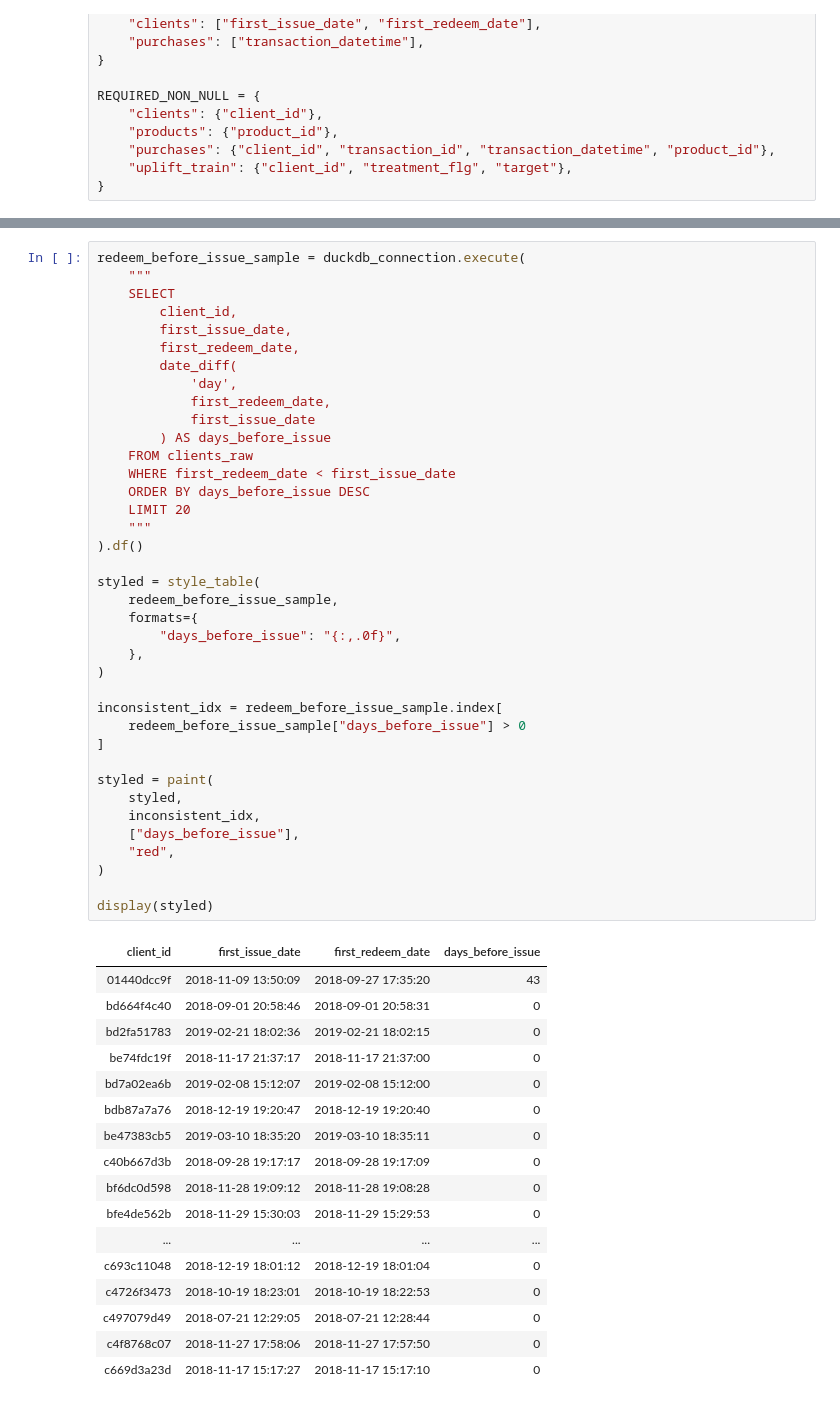
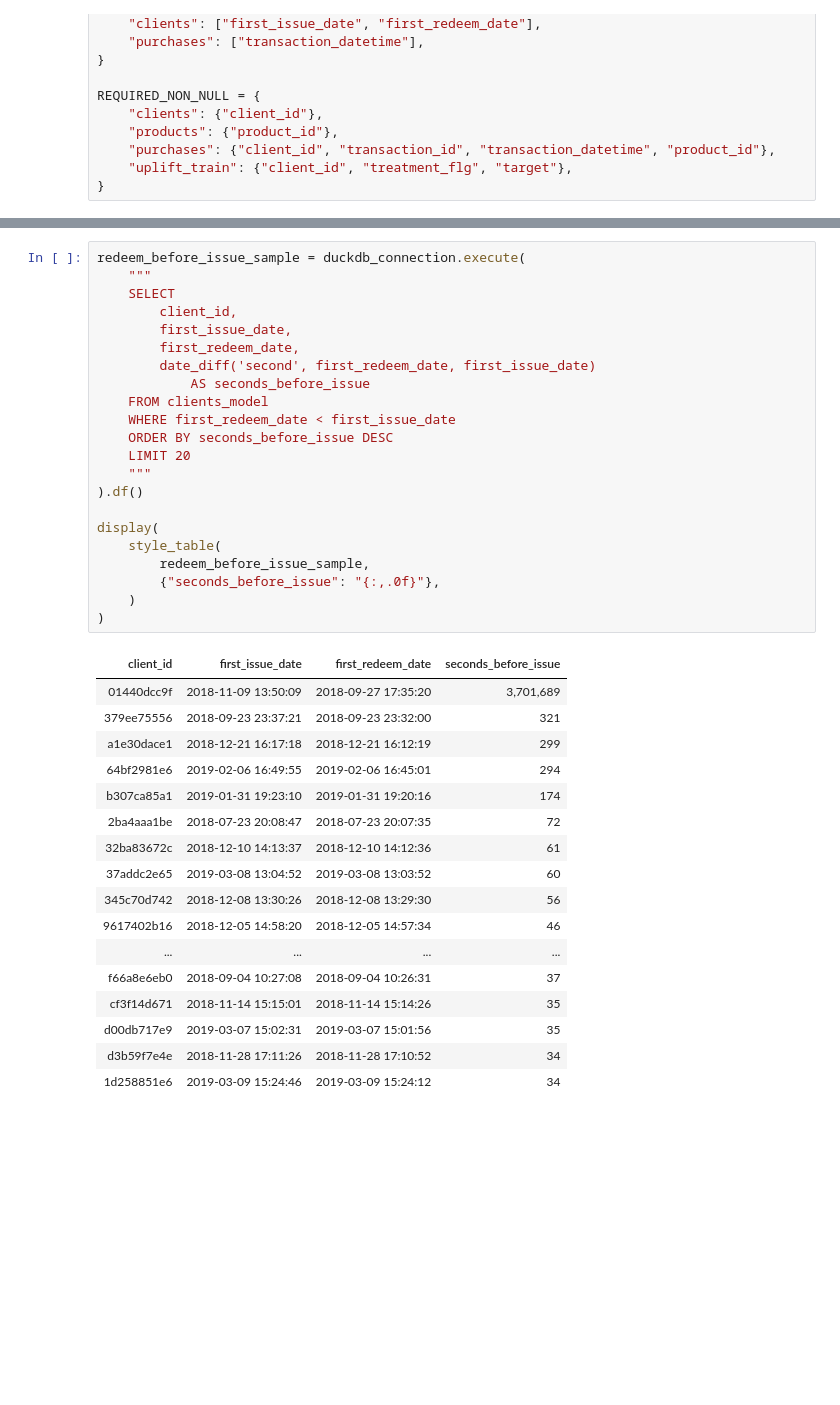
Before and after one commit to nguyen-lam-phuong-thao/uplift-customer-selection, a Jupyter notebook: notebooks/phase2_retailhero/01_retailhero_data_understanding_and_cleaning.ipynb, the cells around one changed output, grey strips where cells are left out. Drawn from its saved outputs; the diff is of its cells as text; blank space fills up the shorter version.

```diff
--- a/notebooks/phase2_retailhero/01_retailhero_data_understanding_and_cleaning.ipynb
+++ b/notebooks/phase2_retailhero/01_retailhero_data_understanding_and_cleaning.ipynb
@@ -1599,57 +1259,41 @@ display(redeem_before_issue_bands)
 # %%
 redeem_before_issue_sample = duckdb_connection.execute(
     """
     SELECT
         client_id,
         first_issue_date,
         first_redeem_date,
-        date_diff(
-            'day',
-            first_redeem_date,
-            first_issue_date
-        ) AS days_before_issue
-    FROM clients_raw
+        date_diff('second', first_redeem_date, first_issue_date)
+            AS seconds_before_issue
+    FROM clients_model
     WHERE first_redeem_date < first_issue_date
-    ORDER BY days_before_issue DESC
+    ORDER BY seconds_before_issue DESC
     LIMIT 20
     """
 ).df()
 
-styled = style_table(
-    redeem_before_issue_sample,
-    formats={
-        "days_before_issue": "{:,.0f}",
-    },
+display(
+    style_table(
+        redeem_before_issue_sample,
+        {"seconds_before_issue": "{:,.0f}"},
+    )
 )
-
-inconsistent_idx = redeem_before_issue_sample.index[
-    redeem_before_issue_sample["days_before_issue"] > 0
-]
-
-styled = paint(
-    styled,
-    inconsistent_idx,
-    ["days_before_issue"],
-    "red",
-)
-
-display(styled)
 # %% [output]
-| client_id | first_issue_date | first_redeem_date | days_before_issue |
-| 01440dcc9f | 2018-11-09 13:50:09 | 2018-09-27 17:35:20 | 43 |
-| bd664f4c40 | 2018-09-01 20:58:46 | 2018-09-01 20:58:31 | 0 |
-| bd2fa51783 | 2019-02-21 18:02:36 | 2019-02-21 18:02:15 | 0 |
-| be74fdc19f | 2018-11-17 21:37:17 | 2018-11-17 21:37:00 | 0 |
-| bd7a02ea6b | 2019-02-08 15:12:07 | 2019-02-08 15:12:00 | 0 |
-| bdb87a7a76 | 2018-12-19 19:20:47 | 2018-12-19 19:20:40 | 0 |
-| be47383cb5 | 2019-03-10 18:35:20 | 2019-03-10 18:35:11 | 0 |
-| c40b667d3b | 2018-09-28 19:17:17 | 2018-09-28 19:17:09 | 0 |
-| bf6dc0d598 | 2018-11-28 19:09:12 | 2018-11-28 19:08:28 | 0 |
-| bfe4de562b | 2018-11-29 15:30:03 | 2018-11-29 15:29:53 | 0 |
+| client_id | first_issue_date | first_redeem_date | seconds_before_issue |
+| 01440dcc9f | 2018-11-09 13:50:09 | 2018-09-27 17:35:20 | 3,701,689 |
+| 379ee75556 | 2018-09-23 23:37:21 | 2018-09-23 23:32:00 | 321 |
+| a1e30dace1 | 2018-12-21 16:17:18 | 2018-12-21 16:12:19 | 299 |
+| 64bf2981e6 | 2019-02-06 16:49:55 | 2019-02-06 16:45:01 | 294 |
+| b307ca85a1 | 2019-01-31 19:23:10 | 2019-01-31 19:20:16 | 174 |
+| 2ba4aaa1be | 2018-07-23 20:08:47 | 2018-07-23 20:07:35 | 72 |
+| 32ba83672c | 2018-12-10 14:13:37 | 2018-12-10 14:12:36 | 61 |
+| 37addc2e65 | 2019-03-08 13:04:52 | 2019-03-08 13:03:52 | 60 |
+| 345c70d742 | 2018-12-08 13:30:26 | 2018-12-08 13:29:30 | 56 |
+| 9617402b16 | 2018-12-05 14:58:20 | 2018-12-05 14:57:34 | 46 |
 | ... | ... | ... | ... |
-| c693c11048 | 2018-12-19 18:01:12 | 2018-12-19 18:01:04 | 0 |
-| c4726f3473 | 2018-10-19 18:23:01 | 2018-10-19 18:22:53 | 0 |
-| c497079d49 | 2018-07-21 12:29:05 | 2018-07-21 12:28:44 | 0 |
-| c4f8768c07 | 2018-11-27 17:58:06 | 2018-11-27 17:57:50 | 0 |
-| c669d3a23d | 2018-11-17 15:17:27 | 2018-11-17 15:17:10 | 0 |
+| f66a8e6eb0 | 2018-09-04 10:27:08 | 2018-09-04 10:26:31 | 37 |
+| cf3f14d671 | 2018-11-14 15:15:01 | 2018-11-14 15:14:26 | 35 |
+| d00db717e9 | 2019-03-07 15:02:31 | 2019-03-07 15:01:56 | 35 |
+| d3b59f7e4e | 2018-11-28 17:11:26 | 2018-11-28 17:10:52 | 34 |
+| 1d258851e6 | 2019-03-09 15:24:46 | 2019-03-09 15:24:12 | 34 |
 # %%
```
Also changed, not shown: parts of 131 cells of this notebook.
